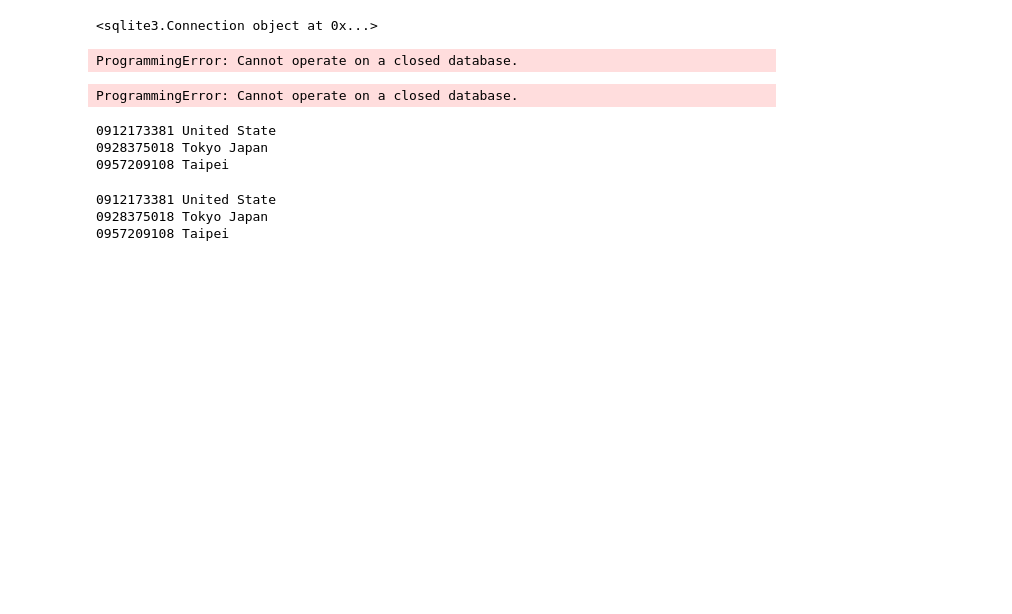
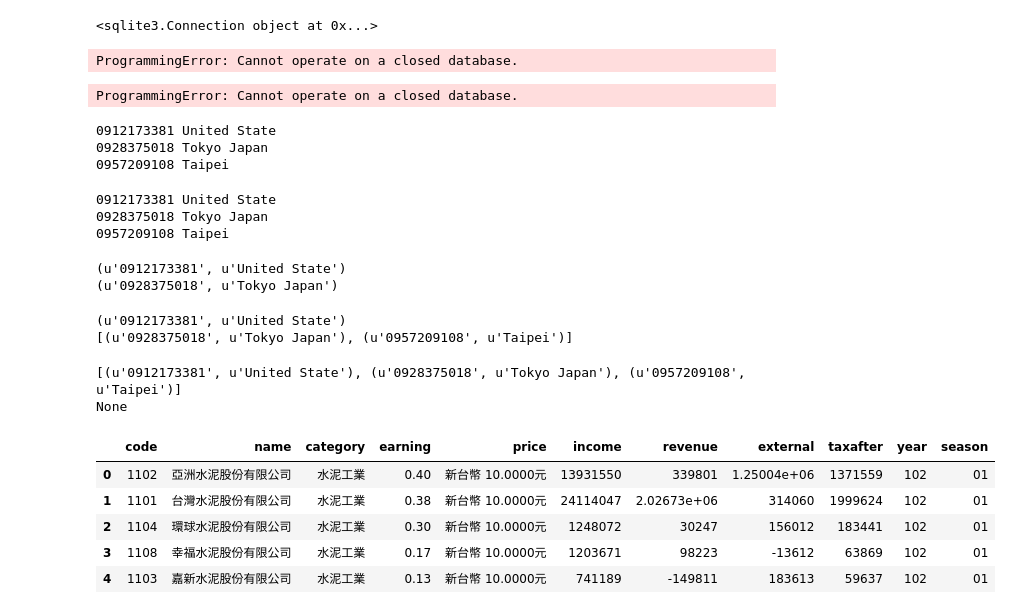
Before and after one commit to ywchiu/pyfinance, a Jupyter notebook: 20160329Demo.ipynb, the cells around one changed output. Cells and saved outputs as stored; diff of their text form; code cells hidden in the pictures; blank space fills up the shorter version.

Commit message:
revise sqlite

```diff
--- a/20160329Demo.ipynb
+++ b/20160329Demo.ipynb
@@ -605,3 +618,60 @@ with con:
 0912173381 United State
 0928375018 Tokyo Japan
 0957209108 Taipei
+# %%
+import sqlite3 as lite
+import sys
+con = lite.connect("test.sqlite")
+with con:
+    cur.execute("SELECT phone,address FROM PhoneAddress")
+    data = cur.fetchone()
+    print data
+
+    data = cur.fetchone()
+    print data
+    #for rec in data:
+    #    print rec[0], rec[1]
+# %% [output]
+(u'0912173381', u'United State')
+(u'0928375018', u'Tokyo Japan')
+# %%
+import sqlite3 as lite
+import sys
+con = lite.connect("test.sqlite")
+with con:
+    cur.execute("SELECT phone,address FROM PhoneAddress")
+    data = cur.fetchone()
+    print data
+
+    data = cur.fetchall()
+    print data
+    #for rec in data:
+    #    print rec[0], rec[1]
+# %% [output]
+(u'0912173381', u'United State')
+[(u'0928375018', u'Tokyo Japan'), (u'0957209108', u'Taipei')]
+# %%
+import sqlite3 as lite
+import sys
+con = lite.connect("test.sqlite")
+with con:
+    cur.execute("SELECT phone,address FROM PhoneAddress")
+    data = cur.fetchall()
+    print data
+
+    data = cur.fetchone()
+    print data
+    #for rec in data:
+    #    print rec[0], rec[1]
+# %% [output]
+[(u'0912173381', u'United State'), (u'0928375018', u'Tokyo Japan'), (u'0957209108', u'Taipei')]
+None
+# %%
+stockdf.head()
+# %% [output]
+|  | code | name | category | earning | price | income | revenue | external | taxafter | year | season |
+| 0 | 1102 | 亞洲水泥股份有限公司 | 水泥工業 | 0.40 | 新台幣 10.0000元 | 13931550 | 339801 | 1.25004e+06 | 1371559 | 102 | 01 |
+| 1 | 1101 | 台灣水泥股份有限公司 | 水泥工業 | 0.38 | 新台幣 10.0000元 | 24114047 | 2.02673e+06 | 314060 | 1999624 | 102 | 01 |
+| 2 | 1104 | 環球水泥股份有限公司 | 水泥工業 | 0.30 | 新台幣 10.0000元 | 1248072 | 30247 | 156012 | 183441 | 102 | 01 |
+| 3 | 1108 | 幸福水泥股份有限公司 | 水泥工業 | 0.17 | 新台幣 10.0000元 | 1203671 | 98223 | -13612 | 63869 | 102 | 01 |
+| 4 | 1103 | 嘉新水泥股份有限公司 | 水泥工業 | 0.13 | 新台幣 10.0000元 | 741189 | -149811 | 183613 | 59637 | 102 | 01 |
```
Also changed, not shown: parts of 7 cells of this notebook, 1 other file.
